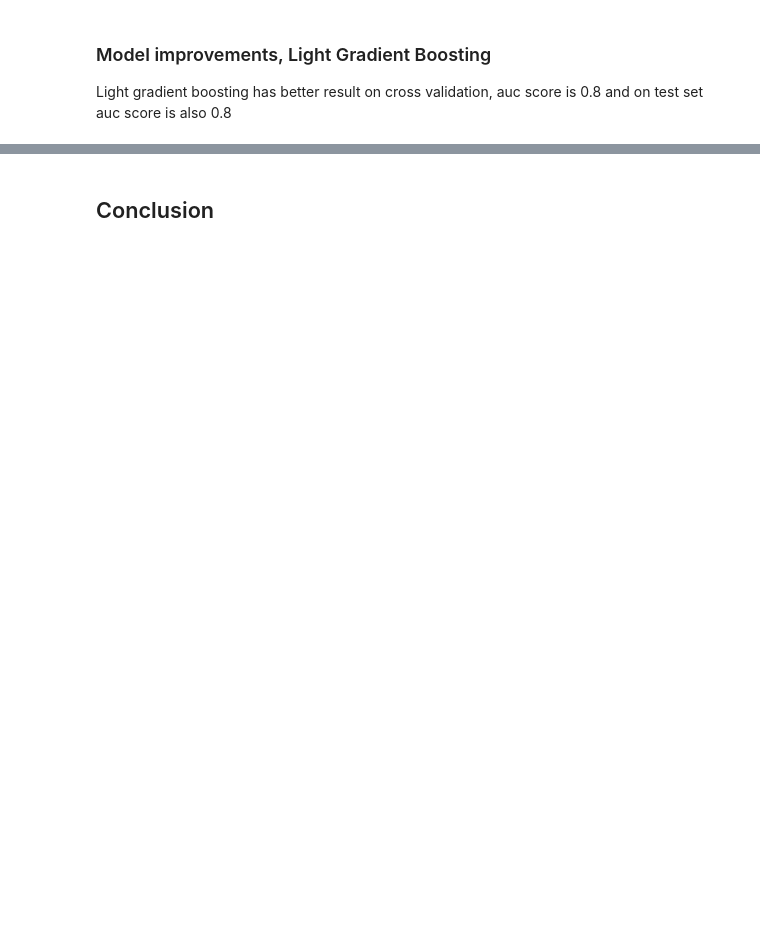
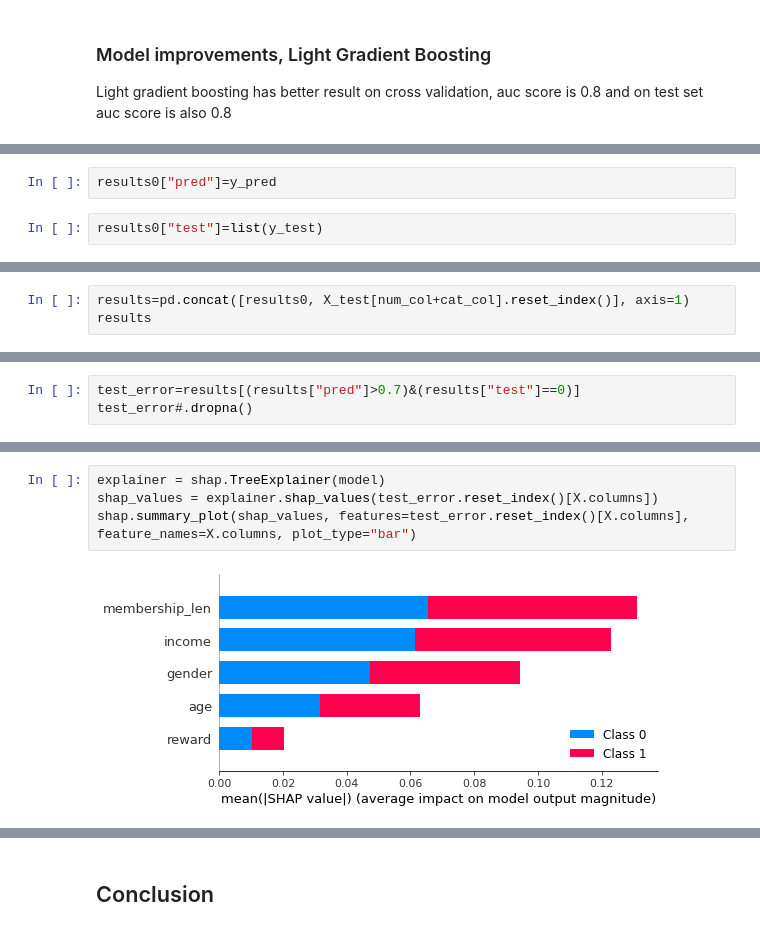
Before and after one commit to kuzn137/StarbucksCapstoneProject, a Jupyter notebook: Starbucks_Capstone_notebook.ipynb, the cells around one changed output, grey strips where cells are left out. Cells and saved outputs as stored; diff of their text form; blank space fills up the shorter version.

```diff
--- a/Starbucks_Capstone_notebook.ipynb
+++ b/Starbucks_Capstone_notebook.ipynb
@@ -440,0 +506,4 @@ cross_validation
+# %%
+results0["pred"]=y_pred
+# %%
+results0["test"]=list(y_test)
@@ -440,0 +538,3 @@ cross_validation
+# %%
+results=pd.concat([results0, X_test[num_col+cat_col].reset_index()], axis=1)
+results
@@ -440,0 +555,3 @@ cross_validation
+# %%
+test_error=results[(results["pred"]>0.7)&(results["test"]==0)]
+test_error#.dropna()
@@ -440,0 +572,6 @@ cross_validation
+# %%
+explainer = shap.TreeExplainer(model)
+shap_values = explainer.shap_values(test_error.reset_index()[X.columns])
+shap.summary_plot(shap_values, features=test_error.reset_index()[X.columns], feature_names=X.columns, plot_type="bar")
+# %% [output]
+[figure, added]
```
Also changed, not shown: parts of 39 cells of this notebook.
